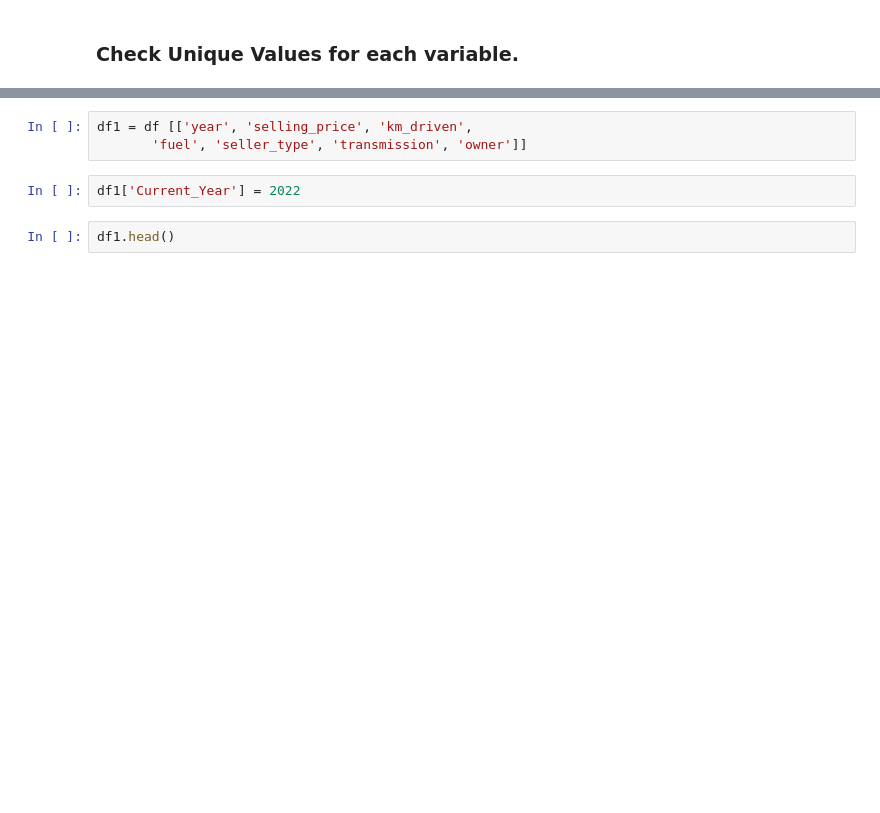
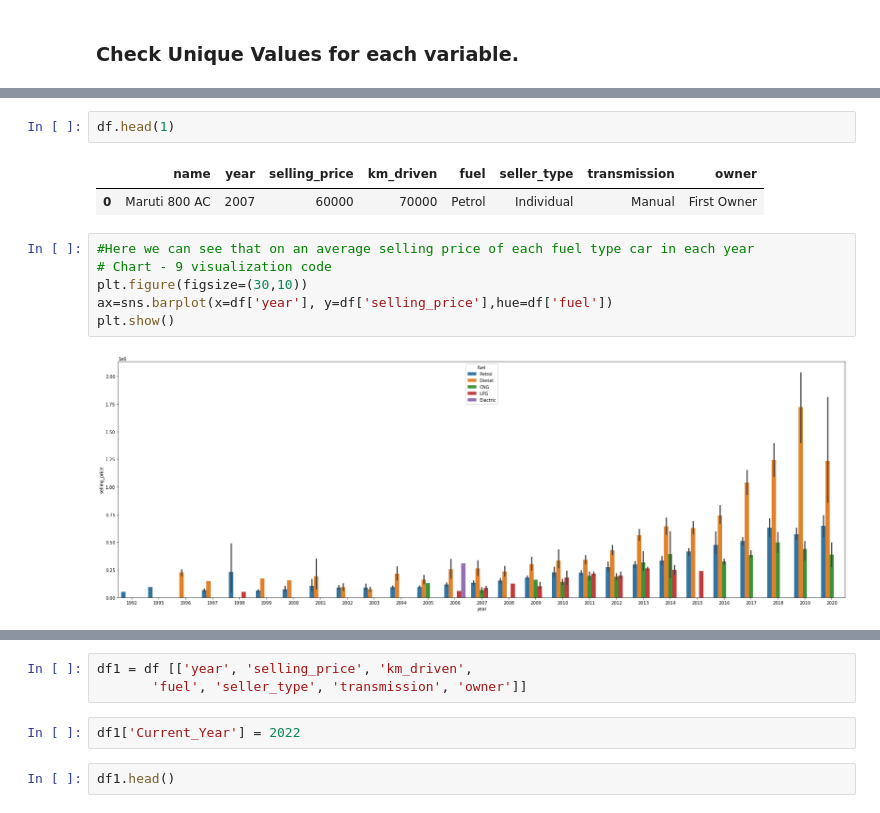
Before and after one commit to Ratnesh1210/DataScienceCapstoneProject, a Jupyter notebook: car_details_price.ipynb, the cells around one changed output, grey strips where cells are left out. Drawn from its saved outputs; the diff is of its cells as text; blank space fills up the shorter version.

```diff
--- a/car_details_price.ipynb
+++ b/car_details_price.ipynb
@@ -147,0 +300,13 @@ sns.lineplot(x='km_driven', y="selling_price", data=df.head(200))
+# %%
+df.head(1)
+# %% [output]
+|  | name | year | selling_price | km_driven | fuel | seller_type | transmission | owner |
+| 0 | Maruti 800 AC | 2007 | 60000 | 70000 | Petrol | Individual | Manual | First Owner |
+# %%
+#Here we can see that on an average selling price of each fuel type car in each year
+# Chart - 9 visualization code
+plt.figure(figsize=(30,10))
+ax=sns.barplot(x=df['year'], y=df['selling_price'],hue=df['fuel'])
+plt.show()
+# %% [output]
+[figure, added]
```
Also changed, not shown: parts of 78 cells of this notebook.
